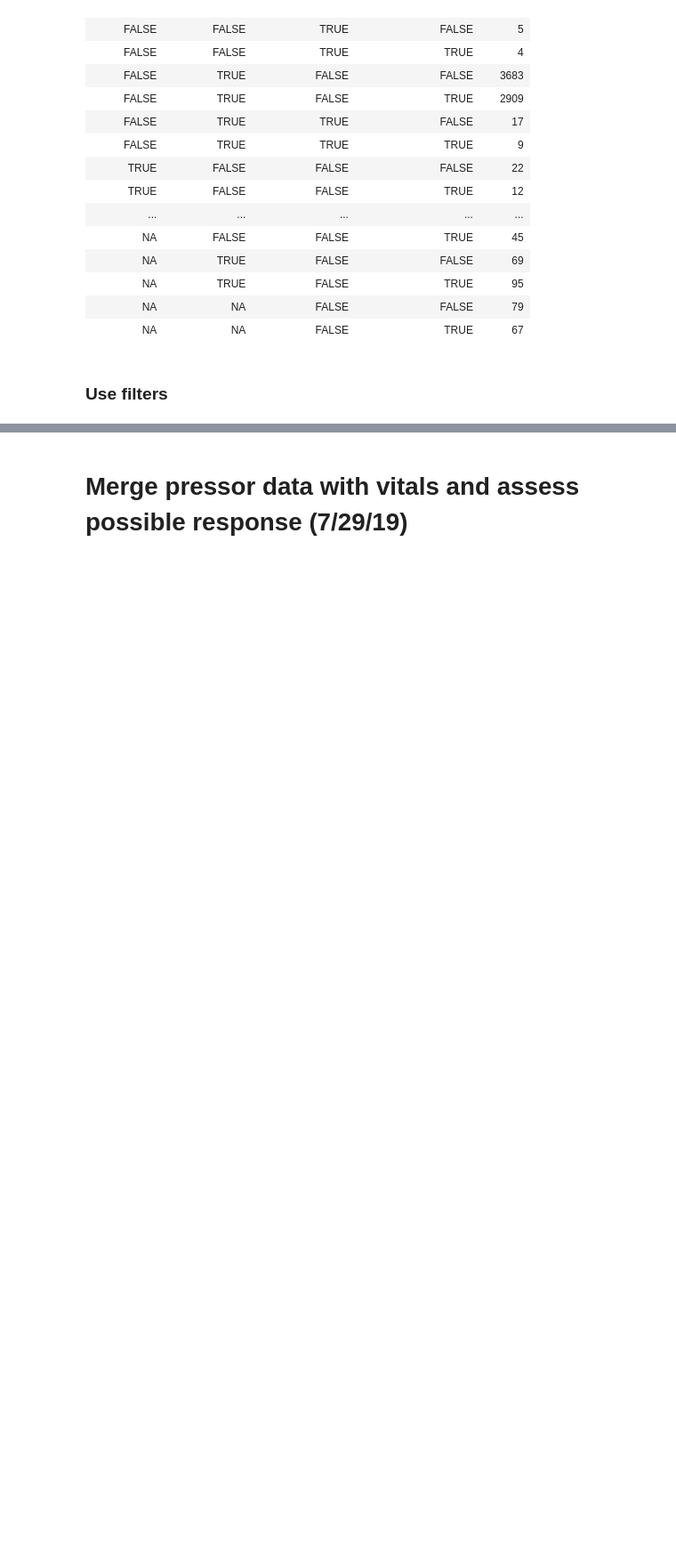
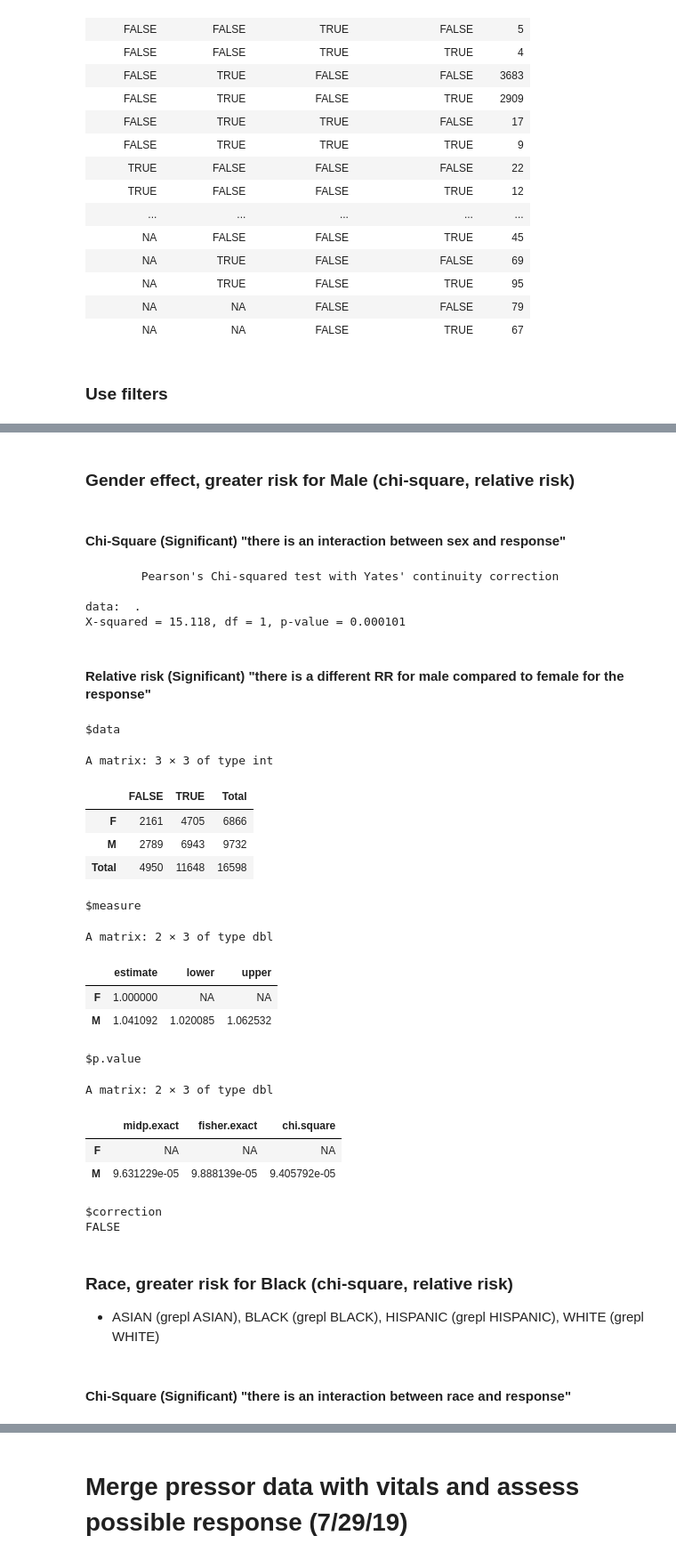
Before and after one commit to ruoyijiang/general, a Jupyter notebook: projects/haimovich_pressors/R_Pressor_Outcomes.ipynb, the cells around one changed output, grey strips where cells are left out. Shown at 89% size. Saved outputs shown, nothing was run; the diff lists cells and outputs as text; code cells hidden in the pictures; blank space fills up the shorter version.

```diff
--- a/projects/haimovich_pressors/R_Pressor_Outcomes.ipynb
+++ b/projects/haimovich_pressors/R_Pressor_Outcomes.ipynb
@@ -470 +471,48 @@ output_df <- input_death_df %>%
 - Diagnosis code (nonvitals_predictor_df)
+# %% [markdown]
+### Gender effect, greater risk for Male (chi-square, relative risk)
+# %%
+gender_df <- output_df %>%
+    group_by(MORETHAN24HOURS, gender) %>%
+    summarize(COUNT = n())
+# %% [markdown]
+#### Chi-Square (Significant) "there is an interaction between sex and response"
+# %%
+gender_df %>%
+        spread(MORETHAN24HOURS, COUNT) %>%
+        tibble::column_to_rownames("gender") %>%
+        as.matrix() %>% chisq.test()
+# %% [output]
+        Pearson's Chi-squared test with Yates' continuity correction
+
+data:  .
+X-squared = 15.118, df = 1, p-value = 0.000101
+# %% [markdown]
+#### Relative risk (Significant) "there is a different RR for male compared to female for the response"
+# %%
+gender_df %>%
+    spread(MORETHAN24HOURS, COUNT) %>%
+    tibble::column_to_rownames("gender") %>%
+    as.matrix() %>% riskratio()
+# %% [output]
+$data
+A matrix: 3 × 3 of type int
+|  | FALSE | TRUE | Total |
+| F | 2161 | 4705 | 6866 |
+| M | 2789 | 6943 | 9732 |
+| Total | 4950 | 11648 | 16598 |
+$measure
+A matrix: 2 × 3 of type dbl
+|  | estimate | lower | upper |
+| F | 1.000000 | NA | NA |
+| M | 1.041092 | 1.020085 | 1.062532 |
+$p.value
+A matrix: 2 × 3 of type dbl
+|  | midp.exact | fisher.exact | chi.square |
+| F | NA | NA | NA |
+| M | 9.631229e-05 | 9.888139e-05 | 9.405792e-05 |
+$correction
+FALSE
+# %% [markdown]
+### Race, greater risk for Black (chi-square, relative risk)
+- ASIAN (grepl ASIAN), BLACK (grepl BLACK), HISPANIC (grepl HISPANIC), WHITE (grepl WHITE)
@@ -470,0 +535,2 @@ output_df <- input_death_df %>%
+# %% [markdown]
+#### Chi-Square (Significant) "there is an interaction between race and response"
```
Also changed, not shown: parts of 26 cells of this notebook.
